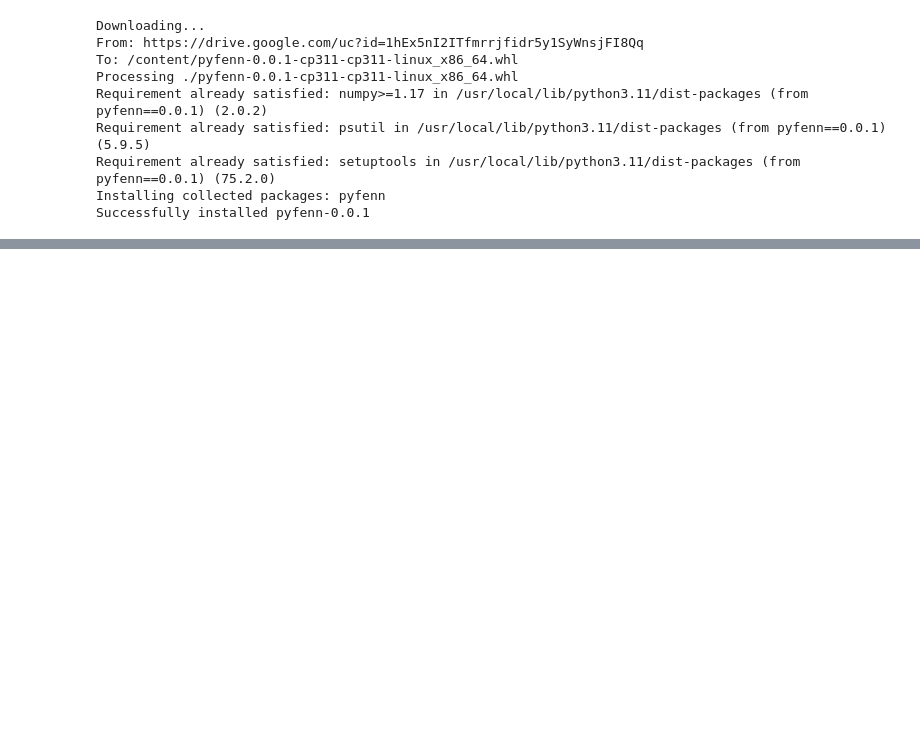
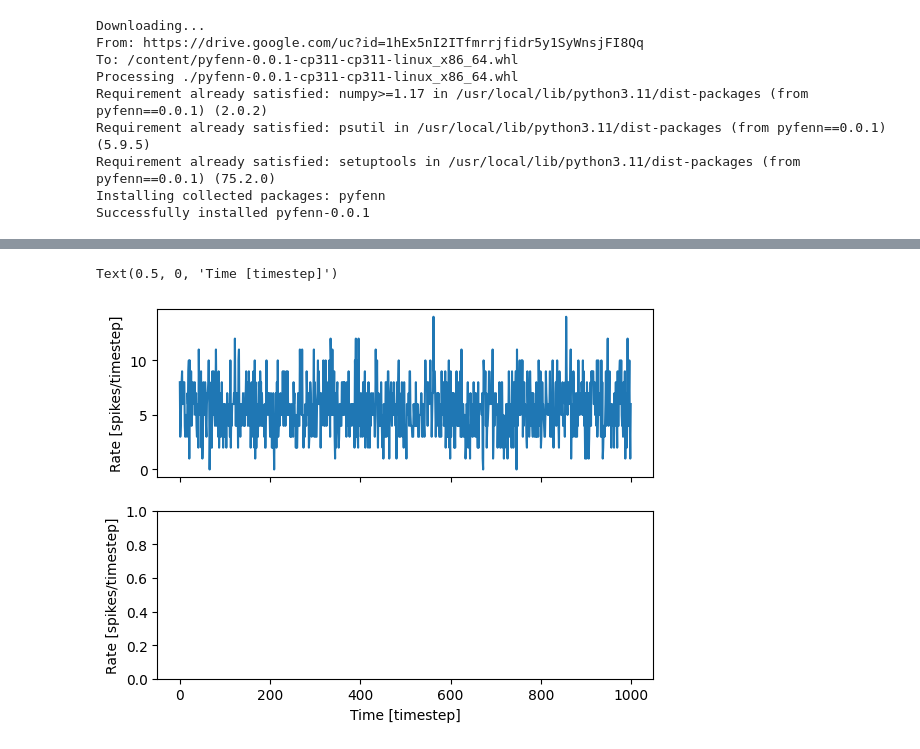
Before and after one commit to neworderofjamie/riscv_ise, a Jupyter notebook: tutorials/alif.ipynb, the cells around one changed output, grey strips where cells are left out. Cells and saved outputs as stored; diff of their text form; code cells hidden in the pictures; blank space fills up the shorter version.

```diff
--- a/tutorials/alif.ipynb
+++ b/tutorials/alif.ipynb
@@ -54,9 +52,12 @@ repeated_data = np.repeat(data[:,None], 32, axis=1).astype(np.int16)
 # %%
 fig, axes = plt.subplots(2, sharex=True)
 
 axes[0].plot(data)
-axes[1].plot(data_bad)
+#axes[1].plot(data_bad)
 
 axes[0].set_ylabel("Rate [spikes/timestep]")
 axes[1].set_ylabel("Rate [spikes/timestep]")
 axes[1].set_xlabel("Time [timestep]")
+# %% [output]
+Text(0.5, 0, 'Time [timestep]')
+[figure, added]
```
Also changed, not shown: parts of 3 cells of this notebook.
